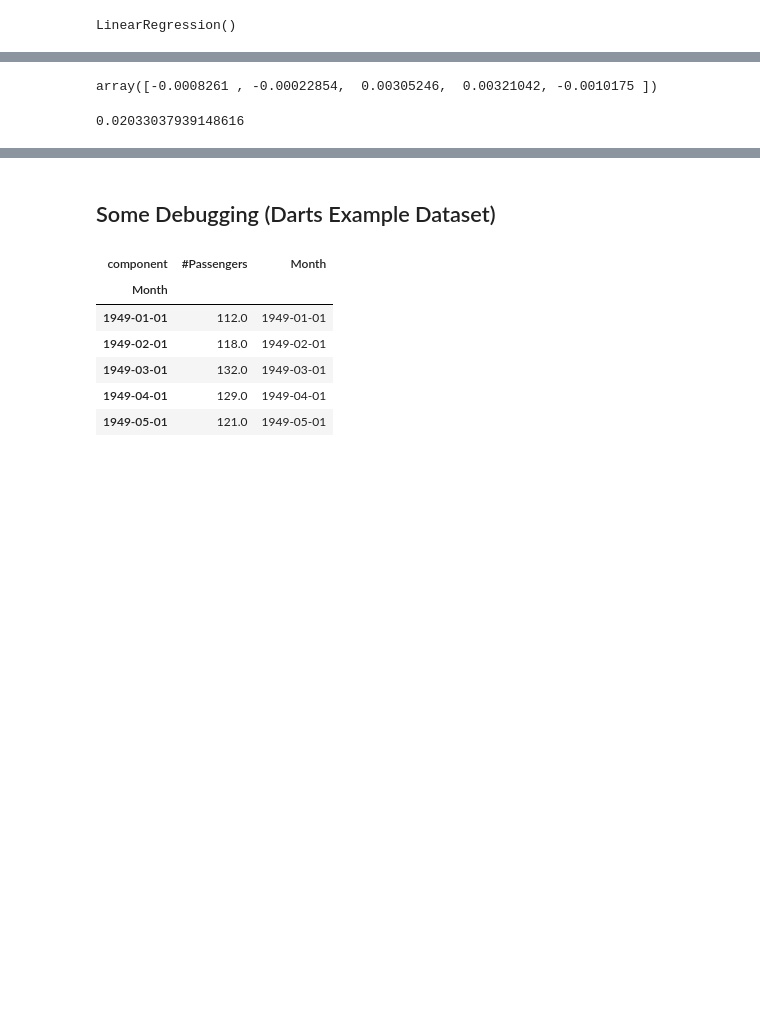
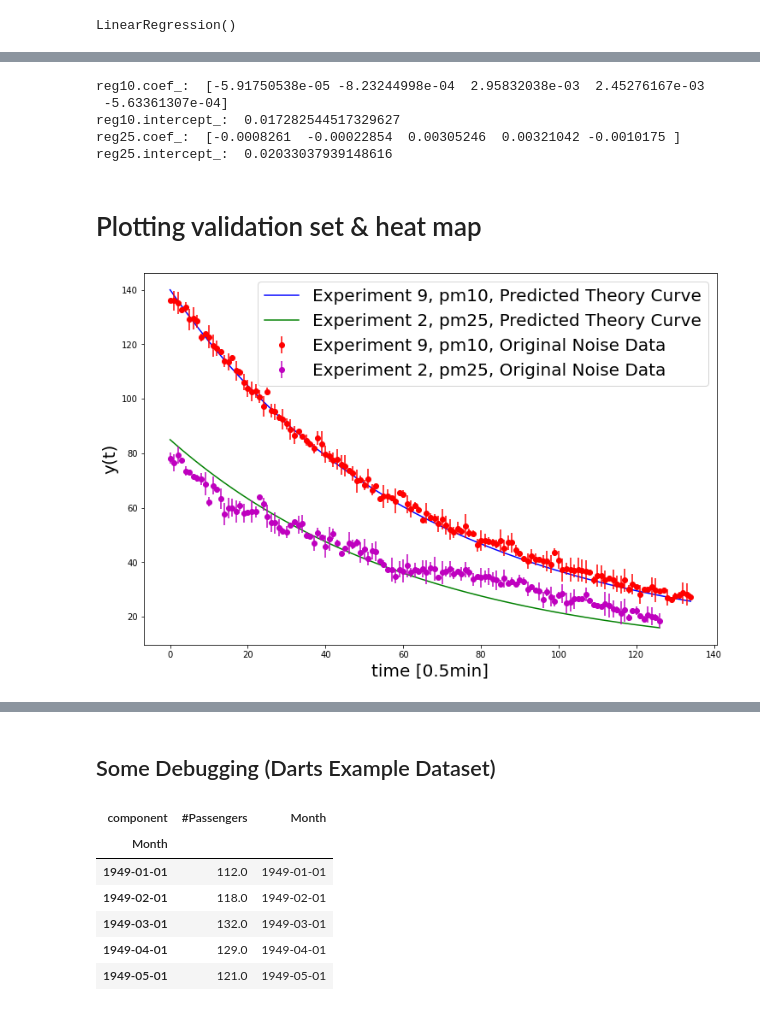
Before and after one commit to yuyouyou032/ph11, a Jupyter notebook: data/analysis.ipynb, the cells around one changed output, grey strips where cells are left out. Drawn from its saved outputs; the diff is of its cells as text; code cells hidden in the pictures; blank space fills up the shorter version.

Commit message:
added heat map plotting

```diff
--- a/data/analysis.ipynb
+++ b/data/analysis.ipynb
@@ -870,8 +849,13 @@ reg10.intercept_
-# %%
-reg25.coef_
-# %% [output]
-array([-0.0008261 , -0.00022854,  0.00305246,  0.00321042, -0.0010175 ])
-# %%
-reg25.intercept_
-# %% [output]
-0.02033037939148616
+# %%
+print("reg10.coef_: ", reg10.coef_)
+print("reg10.intercept_: ", reg10.intercept_)
+print("reg25.coef_: ", reg25.coef_)
+print("reg25.intercept_: ", reg25.intercept_)
+# %% [output]
+reg10.coef_:  [-5.91750538e-05 -8.23244998e-04  2.95832038e-03  2.45276167e-03
+ -5.63361307e-04]
+reg10.intercept_:  0.017282544517329627
+reg25.coef_:  [-0.0008261  -0.00022854  0.00305246  0.00321042 -0.0010175 ]
+reg25.intercept_:  0.02033037939148616
+# %% [markdown]
+# Plotting validation set & heat map
@@ -877,0 +865,35 @@ reg25.intercept_
+# %%
+fig = plt.figure(figsize=(12, 8))
+data_p = exp8_pm10_posA.value[exp8_pm10_posA.value<=140]
+x_axis = [i for i in range(len(data_p))]
+bb = reg10.predict([test10.iloc[3].drop("4")])
+plt.plot(x_axis, func(x_axis, 130, bb, 10), "b-", label="Experiment 9, pm10, Predicted Theory Curve")
+
+random.seed(10)
+err = [random.randrange(100,4500)/1000 for i in range(len(data_p))]
+plt.errorbar(x_axis, data_p, yerr=err, fmt="ro", label="Experiment 9, pm10, Original Noise Data")
+# plt.legend(prop={'size': 20})
+# plt.xlabel("time [0.5min]", fontdict = {'fontsize' : 20})
+# plt.ylabel("y(t)", fontdict = {'fontsize' : 20})
+
+
+
+
+# fig = plt.figure(figsize=(12, 8))
+data_p2 = exp3_pm25_posB.value[exp3_pm25_posB.value<=80]
+x_axis = [i for i in range(len(data_p2))]
+bb = reg10.predict([test10.iloc[3].drop("4")])
+plt.plot(x_axis, func(x_axis, 80, bb, 5), "g-", label="Experiment 2, pm25, Predicted Theory Curve")
+
+random.seed(8)
+err = [random.randrange(100,4500)/1000 for i in range(len(data_p2))]
+plt.errorbar(x_axis, data_p2, yerr=err, fmt="mo", label="Experiment 2, pm25, Original Noise Data")
+plt.legend(prop={'size': 20})
+plt.xlabel("time [0.5min]", fontdict = {'fontsize' : 20})
+plt.ylabel("y(t)", fontdict = {'fontsize' : 20})
+
+
+
+plt.savefig("fig5", dpi=500)
+# %% [output]
+[figure, added]
```
Also changed, not shown: parts of 20 cells of this notebook, 4 other files.
